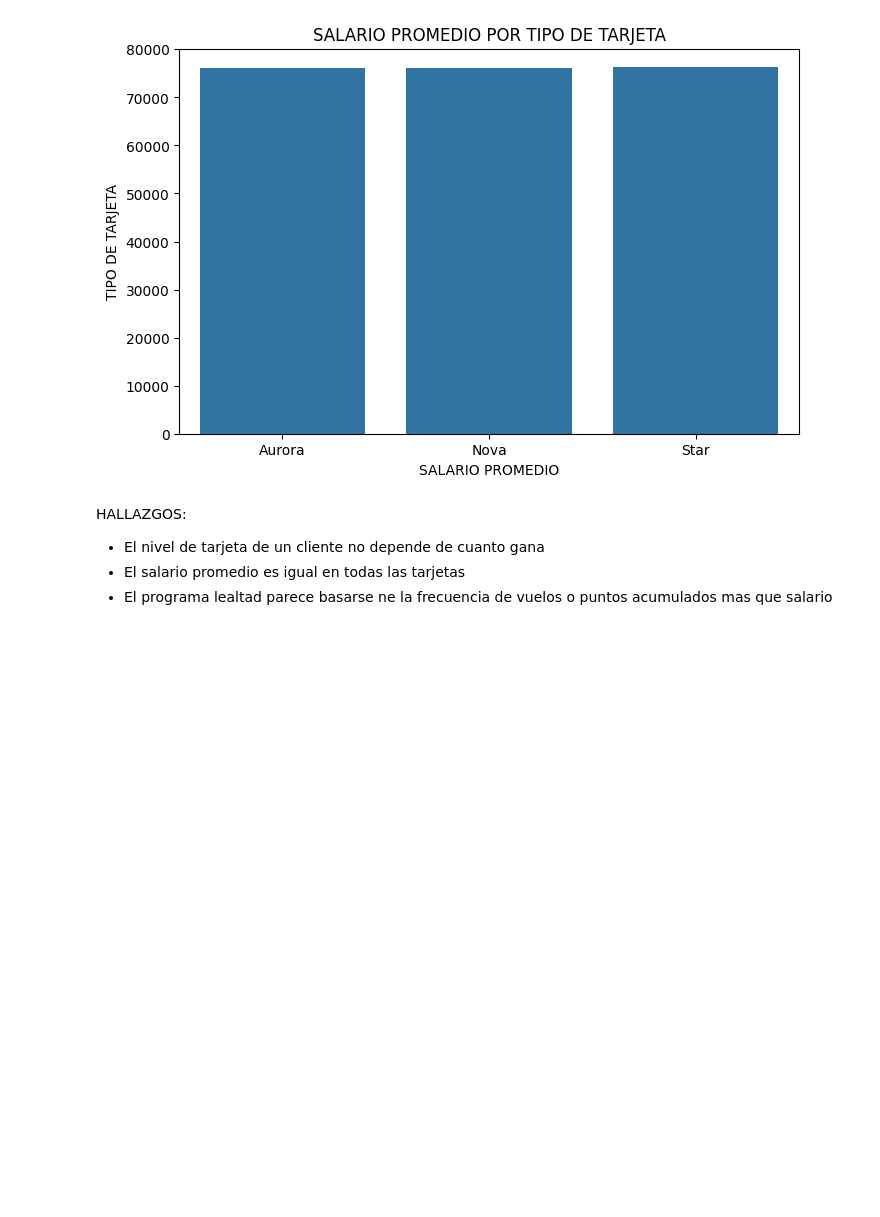
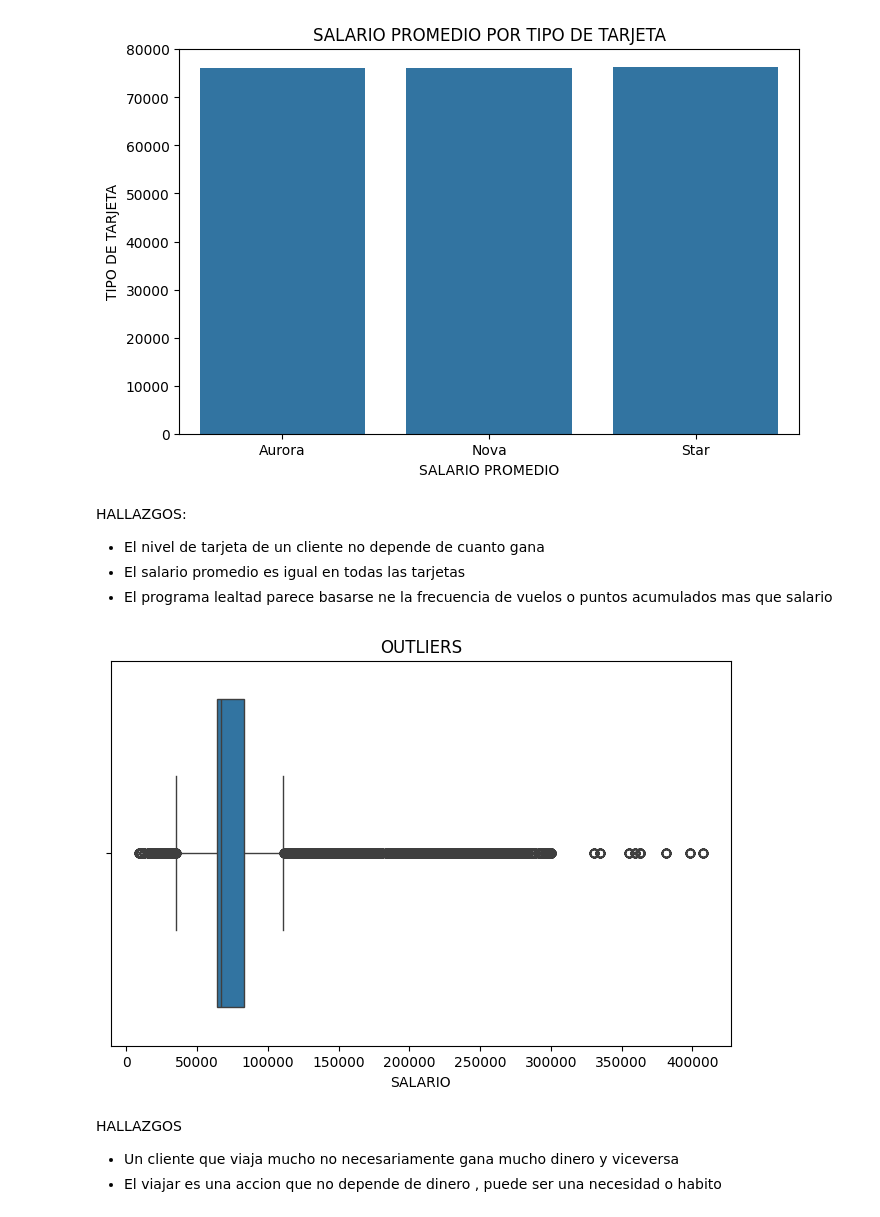
Before and after one commit to Adalab/bda-modulo-3-evaluacion-final-Valeangie, a Jupyter notebook: evaluacion_final_fase_2.ipynb, the cells around one changed output. Cells and saved outputs as stored; diff of their text form; code cells hidden in the pictures; blank space fills up the shorter version.

```diff
--- a/evaluacion_final_fase_2.ipynb
+++ b/evaluacion_final_fase_2.ipynb
@@ -163,3 +163,15 @@ HALLAZGOS:
 * El nivel de tarjeta de un cliente no depende de cuanto gana
 * El salario promedio es igual en todas las tarjetas
 * El programa lealtad parece basarse ne la frecuencia de vuelos o puntos acumulados mas que salario
+# %%
+plt.figure(figsize=(8, 5))
+sns.boxplot(data = df_analisis, x= "Salary")
+plt.title("OUTLIERS")
+plt.xlabel("SALARIO")
+plt.show()
+# %% [output]
+[figure, added]
+# %% [markdown]
+HALLAZGOS
+* Un cliente que viaja mucho no necesariamente gana mucho dinero y viceversa
+* El viajar es una accion que no depende de dinero , puede ser una necesidad o habito
```
